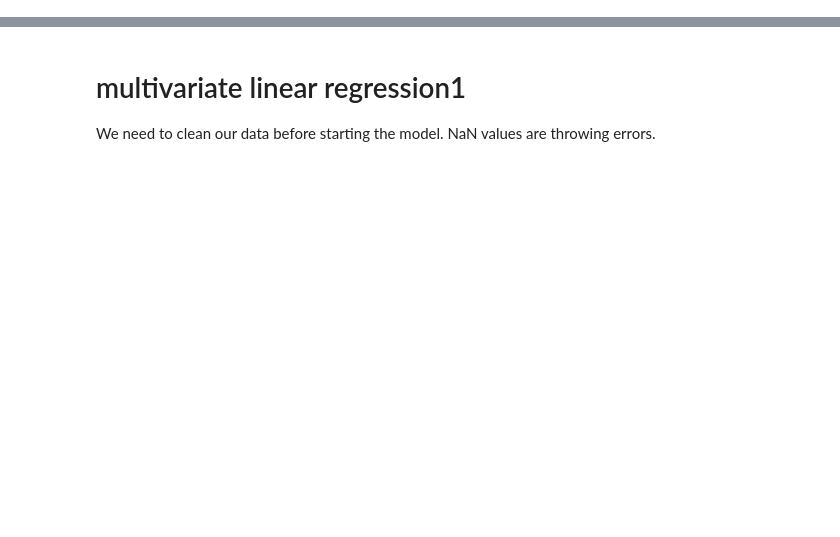
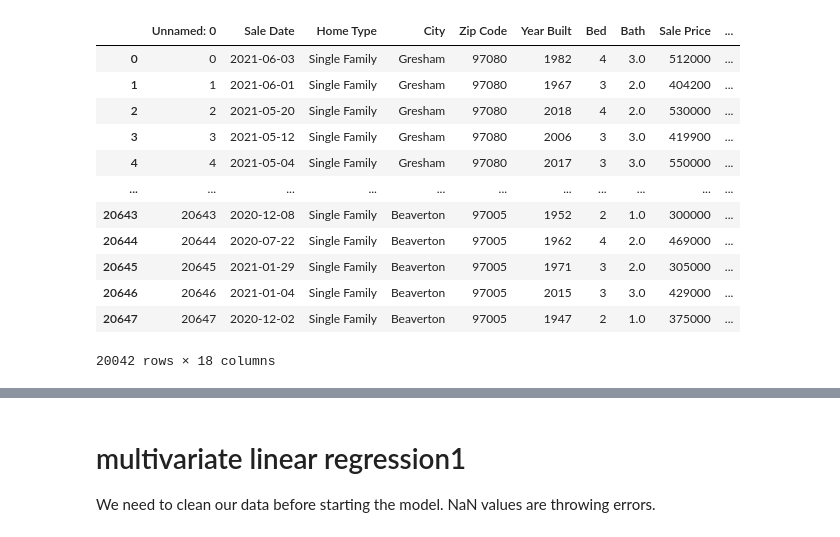
Before and after one commit to chrissnead/Home_Value_Analysis, a Jupyter notebook: Multiple_Linear_Regression.ipynb, the cells around one changed output, grey strips where cells are left out. Drawn from its saved outputs; the diff is of its cells as text; code cells hidden in the pictures; blank space fills up the shorter version.

```diff
--- a/Multiple_Linear_Regression.ipynb
+++ b/Multiple_Linear_Regression.ipynb
@@ -6,8 +6,24 @@ import numpy as np
 import sklearn
 # %%
 #Import joined house sale data and zip code data, mockup will be from github, final will be from AWS
-source = "Resources/portland_housing.csv"
+source = "Resources/combined.csv"
 # eventually it will be house sales and zip code data combined.
 # %%
 data = pd.read_csv(source)
-data.head()
+data.tail()
+data = data.dropna()
+data
+# %% [output]
+|  | Unnamed: 0 | Sale Date | Home Type | City | Zip Code | Year Built | Bed | Bath | Sale Price | ... |
+| 0 | 0 | 2021-06-03 | Single Family | Gresham | 97080 | 1982 | 4 | 3.0 | 512000 | ... |
+| 1 | 1 | 2021-06-01 | Single Family | Gresham | 97080 | 1967 | 3 | 2.0 | 404200 | ... |
+| 2 | 2 | 2021-05-20 | Single Family | Gresham | 97080 | 2018 | 4 | 2.0 | 530000 | ... |
+| 3 | 3 | 2021-05-12 | Single Family | Gresham | 97080 | 2006 | 3 | 3.0 | 419900 | ... |
+| 4 | 4 | 2021-05-04 | Single Family | Gresham | 97080 | 2017 | 3 | 3.0 | 550000 | ... |
+| ... | ... | ... | ... | ... | ... | ... | ... | ... | ... | ... |
+| 20643 | 20643 | 2020-12-08 | Single Family | Beaverton | 97005 | 1952 | 2 | 1.0 | 300000 | ... |
+| 20644 | 20644 | 2020-07-22 | Single Family | Beaverton | 97005 | 1962 | 4 | 2.0 | 469000 | ... |
+| 20645 | 20645 | 2021-01-29 | Single Family | Beaverton | 97005 | 1971 | 3 | 2.0 | 305000 | ... |
+| 20646 | 20646 | 2021-01-04 | Single Family | Beaverton | 97005 | 2015 | 3 | 3.0 | 429000 | ... |
+| 20647 | 20647 | 2020-12-02 | Single Family | Beaverton | 97005 | 1947 | 2 | 1.0 | 375000 | ... |
+20042 rows × 18 columns
```
Also changed, not shown: parts of 12 cells of this notebook.
